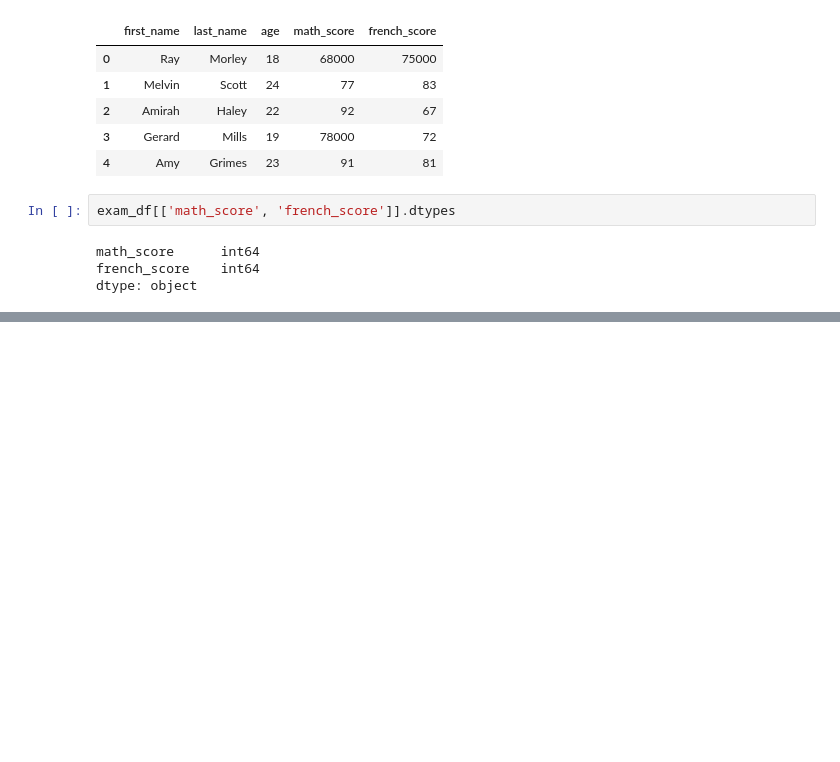
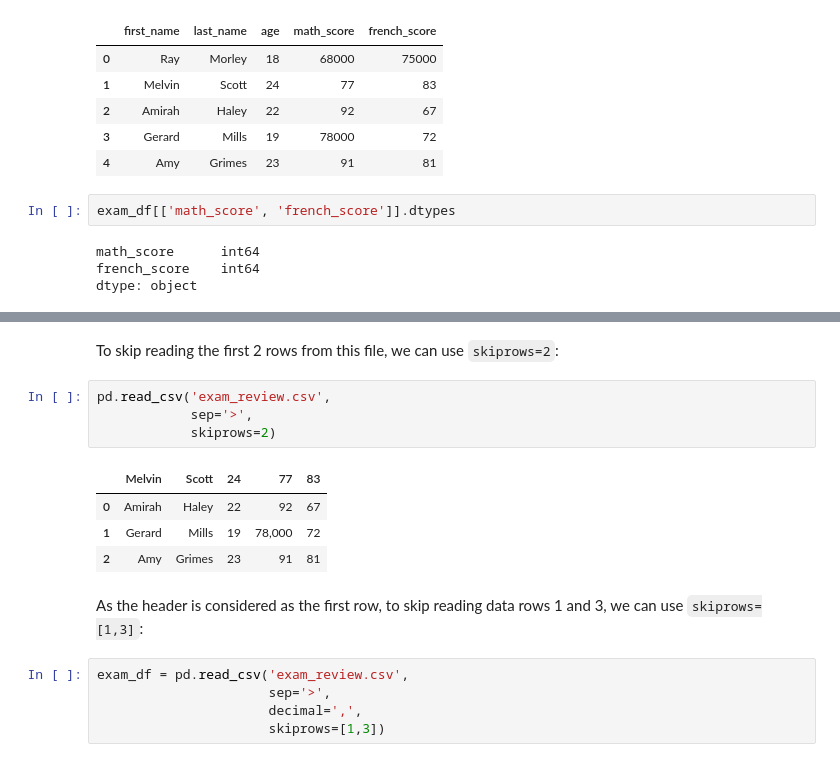
Before and after one commit to muhammadhananbaloch/Data-Analysis, a Jupyter notebook: Reading Data/Reading Data Introduction.ipynb, the cells around one changed output, grey strips where cells are left out. Cells and saved outputs as stored; diff of their text form; blank space fills up the shorter version.

Commit message:
Exclude specific rows using 'skiprows' parameter.

```diff
--- a/Reading Data/Reading Data Introduction.ipynb
+++ b/Reading Data/Reading Data Introduction.ipynb
@@ -510,0 +533,18 @@ dtype: object
+# %% [markdown]
+To skip reading the first 2 rows from this file, we can use `skiprows=2`:
+# %%
+pd.read_csv('exam_review.csv',
+            sep='>',
+            skiprows=2)
+# %% [output]
+|  | Melvin | Scott | 24 | 77 | 83 |
+| 0 | Amirah | Haley | 22 | 92 | 67 |
+| 1 | Gerard | Mills | 19 | 78,000 | 72 |
+| 2 | Amy | Grimes | 23 | 91 | 81 |
+# %% [markdown]
+As the header is considered as the first row, to skip reading data rows 1 and 3, we can use `skiprows=[1,3]`:
+# %%
+exam_df = pd.read_csv('exam_review.csv',
+                      sep='>',
+                      decimal=',',
+                      skiprows=[1,3])
```
Also changed, not shown: parts of 4 cells of this notebook.
